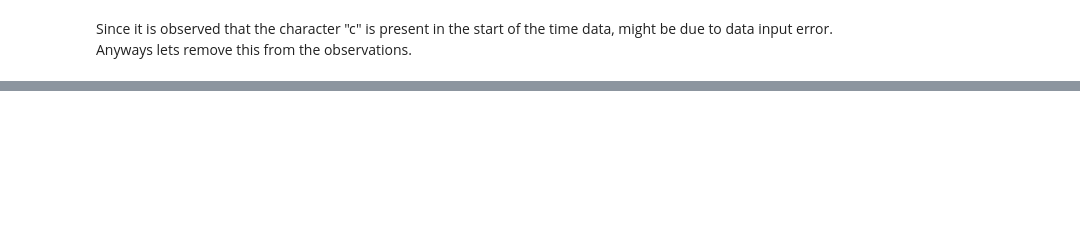
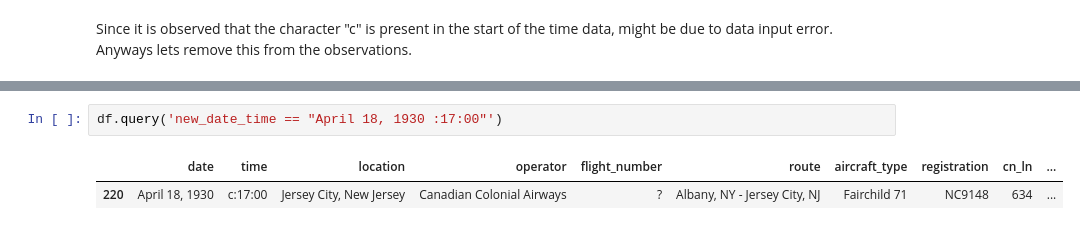
Before and after one commit to budhajitRoy/Plane-Crash-Data-Exploration, a Jupyter notebook: Plane Crash Data Exploration and Analysis.ipynb, the cells around one changed output, grey strips where cells are left out. Drawn from its saved outputs; the diff is of its cells as text; blank space fills up the shorter version.

```diff
--- a/Plane Crash Data Exploration and Analysis.ipynb
+++ b/Plane Crash Data Exploration and Analysis.ipynb
@@ -354,0 +514,5 @@ test_df.sample(5)
+# %%
+df.query('new_date_time == "April 18, 1930 :17:00"')
+# %% [output]
+|  | date | time | location | operator | flight_number | route | aircraft_type | registration | cn_ln | ... |
+| 220 | April 18, 1930 | c:17:00 | Jersey City, New Jersey | Canadian Colonial Airways | ? | Albany, NY - Jersey City, NJ | Fairchild 71 | NC9148 | 634 | ... |
```
Also changed, not shown: parts of 19 cells of this notebook.
